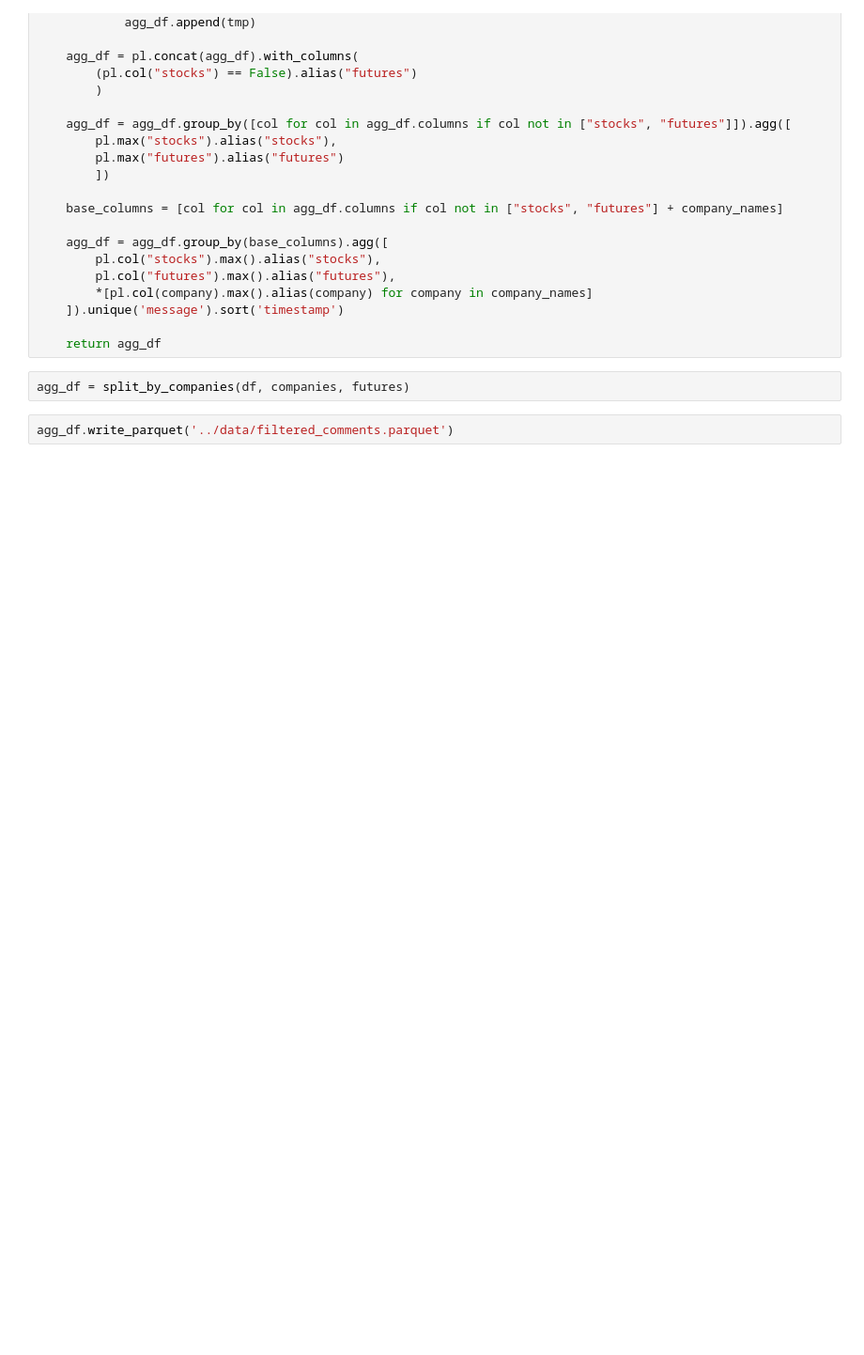
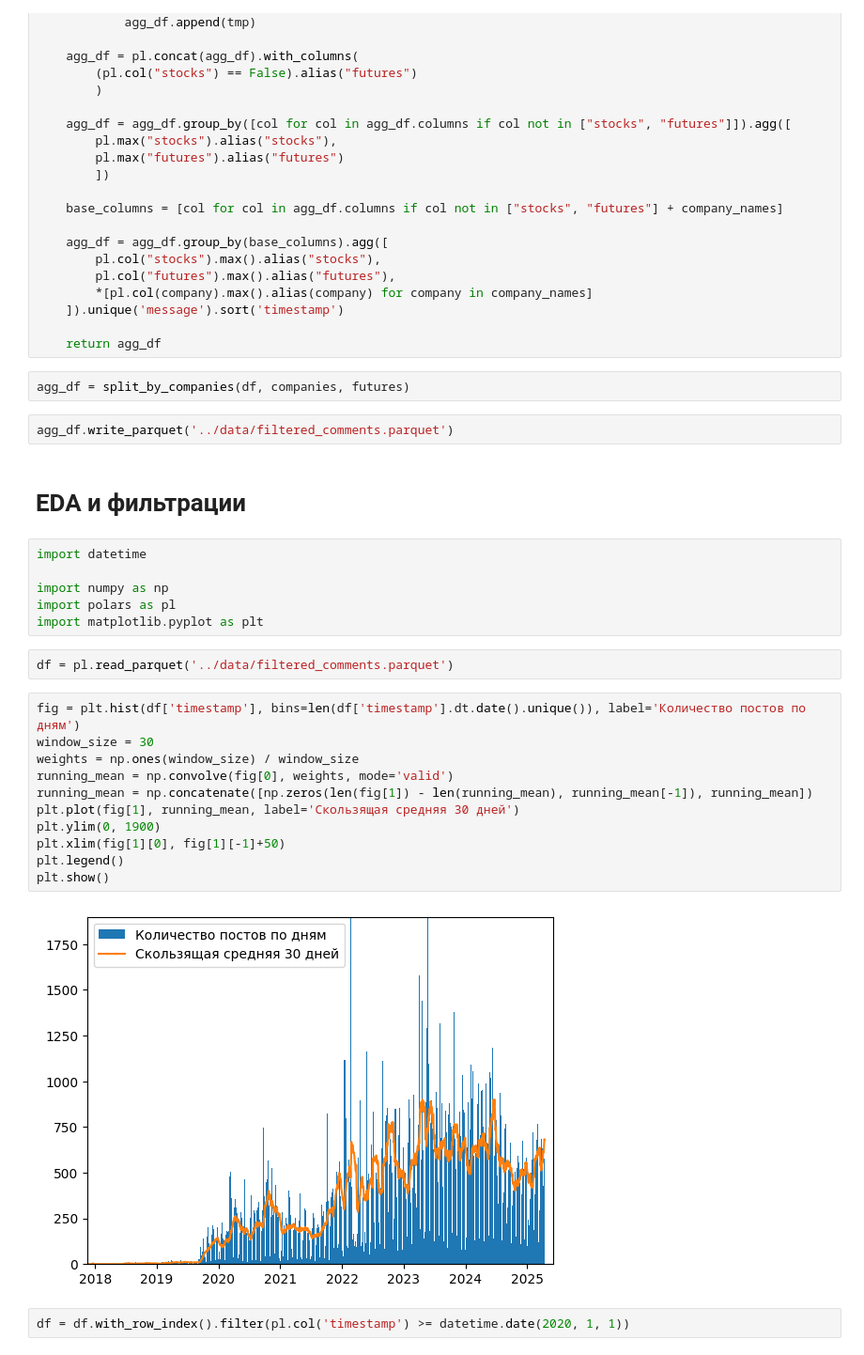
Before and after one commit to BorisenkoGeorgy/Stock_forecast_with_investors_sentiment, a Jupyter notebook: notebooks/preprocessing.ipynb, the cells around one changed output. Shown at 94% size. Saved outputs shown, nothing was run; the diff lists cells and outputs as text; blank space fills up the shorter version.

Commit message:
data and preprocessing

```diff
--- a/notebooks/preprocessing.ipynb
+++ b/notebooks/preprocessing.ipynb
@@ -70,3 +70,28 @@ def split_by_companies(df: pl.DataFrame, companies, futures):
 agg_df = split_by_companies(df, companies, futures)
 # %%
 agg_df.write_parquet('../data/filtered_comments.parquet')
+# %% [markdown]
+# EDA и фильтрации
+# %%
+import datetime
+
+import numpy as np
+import polars as pl
+import matplotlib.pyplot as plt
+# %%
+df = pl.read_parquet('../data/filtered_comments.parquet')
+# %%
+fig = plt.hist(df['timestamp'], bins=len(df['timestamp'].dt.date().unique()), label='Количество постов по дням')
+window_size = 30
+weights = np.ones(window_size) / window_size
+running_mean = np.convolve(fig[0], weights, mode='valid')
+running_mean = np.concatenate([np.zeros(len(fig[1]) - len(running_mean), running_mean[-1]), running_mean])
+plt.plot(fig[1], running_mean, label='Скользящая средняя 30 дней')
+plt.ylim(0, 1900)
+plt.xlim(fig[1][0], fig[1][-1]+50)
+plt.legend()
+plt.show()
+# %% [output]
+[figure, added]
+# %%
+df = df.with_row_index().filter(pl.col('timestamp') >= datetime.date(2020, 1, 1))
```
Also changed, not shown: parts of 20 cells of this notebook, 2 other files.
